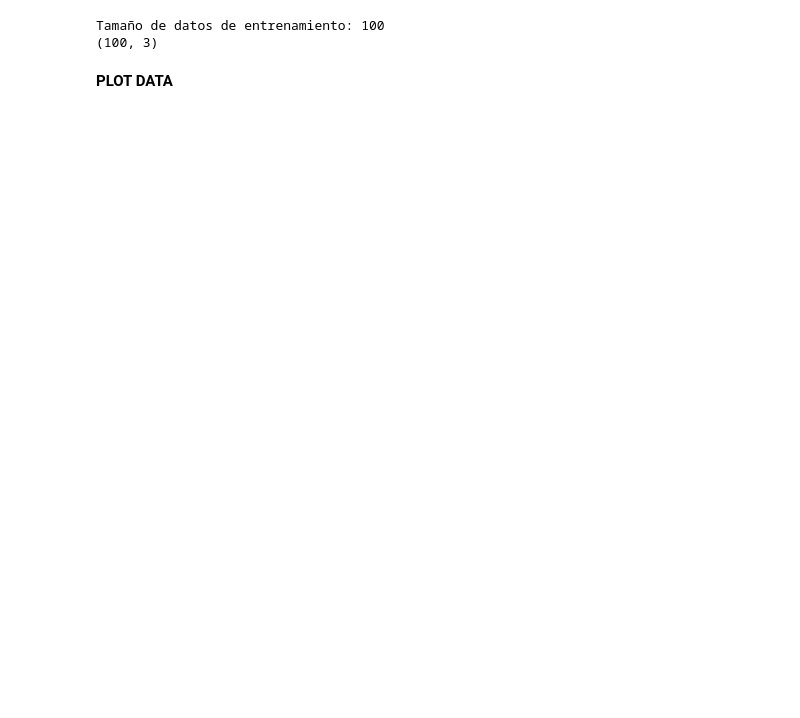
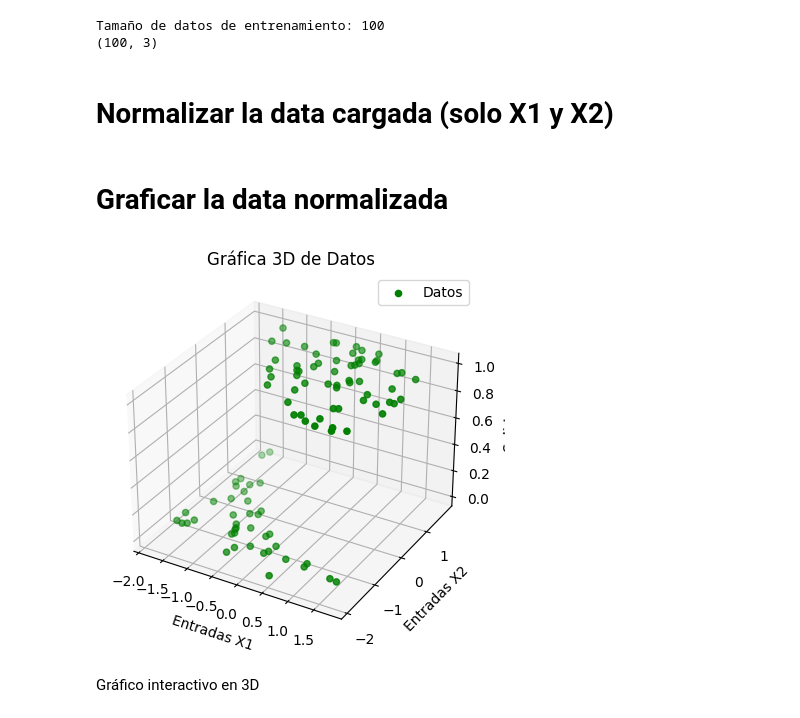
Before and after one commit to jcagudelo12/IA, a Jupyter notebook: RegresionLogistica_2_Variables/R_Logistic_Two_Variable.ipynb, the cells around one changed output. Cells and saved outputs as stored; diff of their text form; code cells hidden in the pictures; blank space fills up the shorter version.

```diff
--- a/RegresionLogistica_2_Variables/R_Logistic_Two_Variable.ipynb
+++ b/RegresionLogistica_2_Variables/R_Logistic_Two_Variable.ipynb
@@ -24,6 +39,40 @@ print(dataSize)
 # %% [output]
 Tamaño de datos de entrenamiento: 100
 (100, 3)
-# %% [markdown]
-**PLOT DATA**
+# %% [markdown]
+# Normalizar la data cargada (solo X1 y X2)
+# %%
+promX = np.mean(data[:, :2], axis=0)
+stdX = np.std(data[:, :2], axis=0)
+
+dataNormalizada = np.zeros((dataSize[0], dataSize[1]-1))
+for i in range(dataSize[0]):
+    for j in range(2):
+        dataNormalizada[i, j] = (data[i, j] - promX[j]) / stdX[j]
+
+dataNormalizada = np.column_stack((dataNormalizada, data[:, 2]))
+# %% [markdown]
+# Graficar la data normalizada
+# %%
+fig = plt.figure()
+ax = fig.add_subplot(111, projection='3d')
+
+# Graficar los datos en 3D
+ax.scatter(dataNormalizada[:,0], dataNormalizada[:,1], dataNormalizada[:,2], c='g', marker='o', label='Datos')
+
+# Personalizar el gráfico
+ax.set_xlabel('Entradas X1')
+ax.set_ylabel('Entradas X2')
+ax.set_zlabel('Salida Y')
+ax.set_title('Gráfica 3D de Datos')
+
+# Agregar una leyenda
+ax.legend()
+
+# Mostrar el gráfico
+plt.show()
+# %% [output]
+[figure, added]
+# %% [markdown]
+Gráfico interactivo en 3D
 # %%
```
Also changed, not shown: parts of 20 cells of this notebook.
